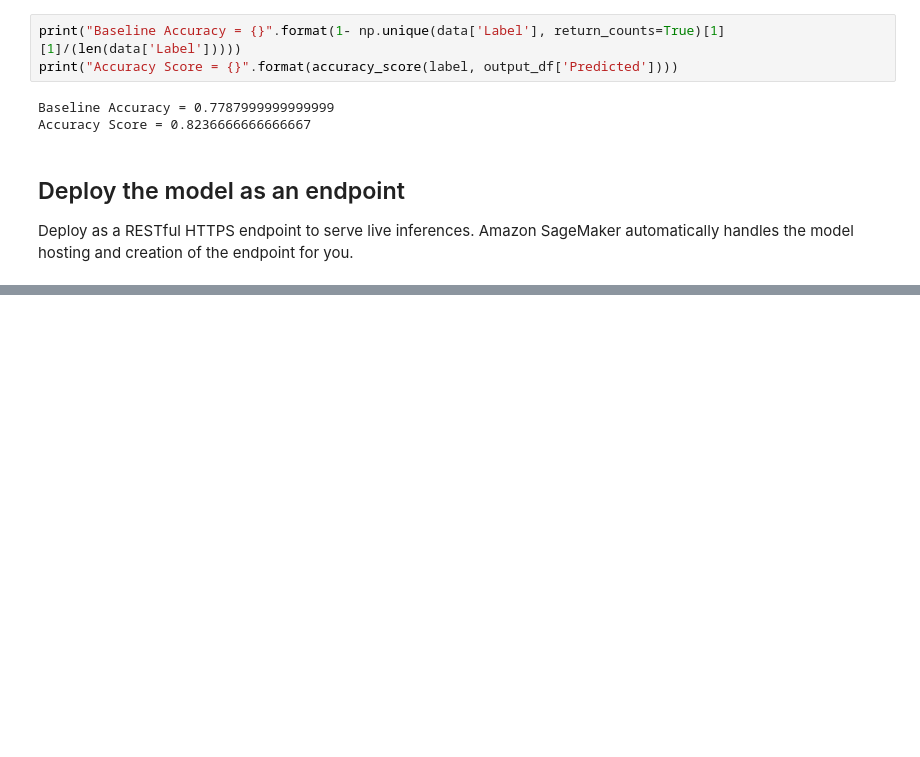
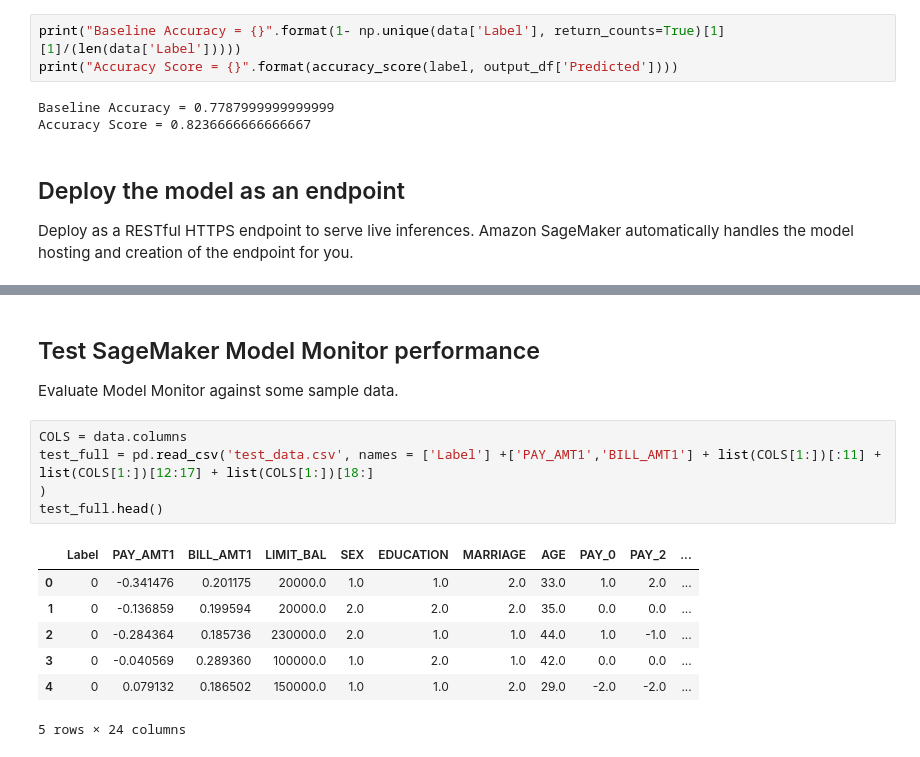
Before and after one commit to philiprj/AWS_examples, a Jupyter notebook: sagemaker_test.ipynb, the cells around one changed output, grey strips where cells are left out. Cells and saved outputs as stored; diff of their text form; blank space fills up the shorter version.

```diff
--- a/sagemaker_test.ipynb
+++ b/sagemaker_test.ipynb
@@ -436,0 +726,17 @@ Deploy as a RESTful HTTPS endpoint to serve live inferences. Amazon SageMaker au
+# %% [markdown]
+## Test SageMaker Model Monitor performance
+
+Evaluate Model Monitor against some sample data.
+# %%
+COLS = data.columns
+test_full = pd.read_csv('test_data.csv', names = ['Label'] +['PAY_AMT1','BILL_AMT1'] + list(COLS[1:])[:11] + list(COLS[1:])[12:17] + list(COLS[1:])[18:]
+)
+test_full.head()
+# %% [output]
+|  | Label | PAY_AMT1 | BILL_AMT1 | LIMIT_BAL | SEX | EDUCATION | MARRIAGE | AGE | PAY_0 | PAY_2 | ... |
+| 0 | 0 | -0.341476 | 0.201175 | 20000.0 | 1.0 | 1.0 | 2.0 | 33.0 | 1.0 | 2.0 | ... |
+| 1 | 0 | -0.136859 | 0.199594 | 20000.0 | 2.0 | 2.0 | 2.0 | 35.0 | 0.0 | 0.0 | ... |
+| 2 | 0 | -0.284364 | 0.185736 | 230000.0 | 2.0 | 1.0 | 1.0 | 44.0 | 1.0 | -1.0 | ... |
+| 3 | 0 | -0.040569 | 0.289360 | 100000.0 | 1.0 | 2.0 | 1.0 | 42.0 | 0.0 | 0.0 | ... |
+| 4 | 0 | 0.079132 | 0.186502 | 150000.0 | 1.0 | 1.0 | 2.0 | 29.0 | -2.0 | -2.0 | ... |
+5 rows × 24 columns
```
Also changed, not shown: parts of 30 cells of this notebook.
